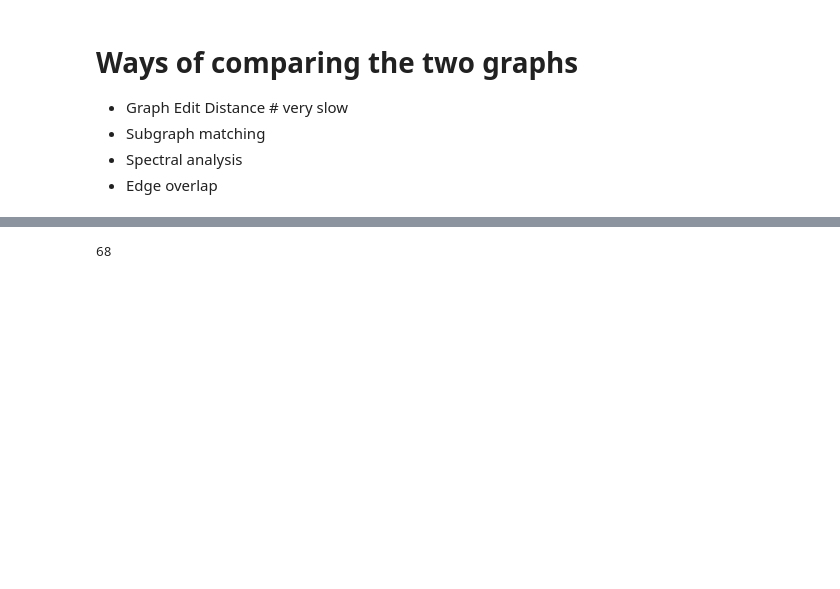
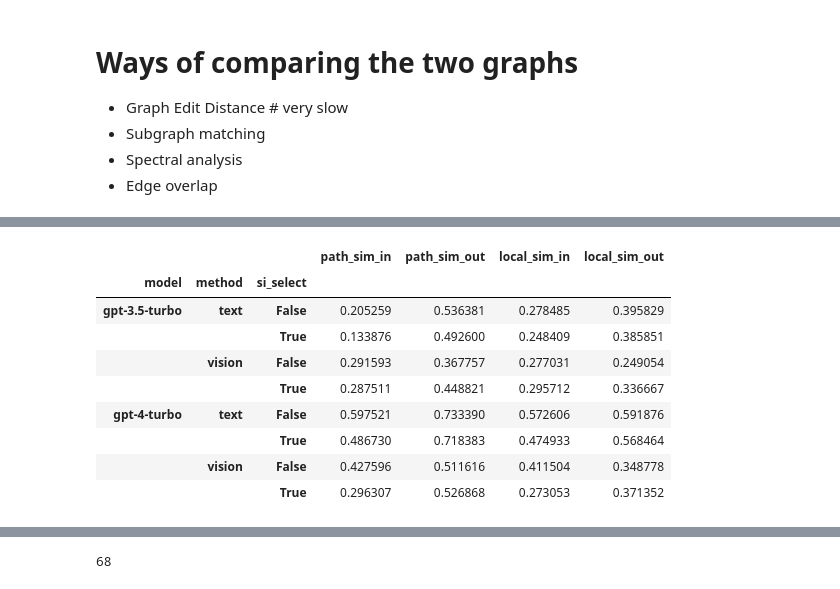
Before and after one commit to schwallergroup/gosybench, a Jupyter notebook: notebooks/compare_graphs_dev.ipynb, the cells around one changed output, grey strips where cells are left out. Cells and saved outputs as stored; diff of their text form; code cells hidden in the pictures; blank space fills up the shorter version.

```diff
--- a/notebooks/compare_graphs_dev.ipynb
+++ b/notebooks/compare_graphs_dev.ipynb
@@ -40,6 +48,7 @@ with open(os.path.join(path, 'extracted_graph_gpt35_vision.pickle'), 'rb') as f:
 - Edge overlap
 # %%
 # sorts of subgraph matching
+
 
 # Find subgraphs of extracted graph, and compare with ground truth graph
 def find_subgraphs_larger_than_n(G, N):
@@ -59,6 +68,7 @@ def find_subgraphs_larger_than_n(G, N):
 
     return subgraphs
 
+
 # Find subgraphs of size greater than 3
 N = 3
 subg_3 = find_subgraphs_larger_than_n(extracted_G.to_undirected(), N)
@@ -77,7 +87,8 @@ def subgraph_in_gt(subgraph, gt_G):
     else:
         print("The subgraph is not present in the host graph.")
 
-for subgraph in subg_3:
-    subgraph_in_gt(subgraph, gt_G.to_undirected())
+
+# for subgraph in subg_3:
+#     subgraph_in_gt(subgraph, gt_G.to_undirected())
 # %%
 # Compare the immediate neighborhood of the nodes. e.g. is the local structure preserved?
@@ -247,0 +415,16 @@ os.getenv("OPENAI_API_KEY")
+# %%
+# Average score across papers
+
+_vars = ['path_sim_in', 'path_sim_out', 'local_sim_in', 'local_sim_out']
+df.groupby(['model', 'method', 'si_select'])[_vars].mean()
+# %% [output]
+|  |  |  | path_sim_in | path_sim_out | local_sim_in | local_sim_out |
+| model | method | si_select |  |  |  |  |
+| gpt-3.5-turbo | text | False | 0.205259 | 0.536381 | 0.278485 | 0.395829 |
+|  |  | True | 0.133876 | 0.492600 | 0.248409 | 0.385851 |
+|  | vision | False | 0.291593 | 0.367757 | 0.277031 | 0.249054 |
+|  |  | True | 0.287511 | 0.448821 | 0.295712 | 0.336667 |
+| gpt-4-turbo | text | False | 0.597521 | 0.733390 | 0.572606 | 0.591876 |
+|  |  | True | 0.486730 | 0.718383 | 0.474933 | 0.568464 |
+|  | vision | False | 0.427596 | 0.511616 | 0.411504 | 0.348778 |
+|  |  | True | 0.296307 | 0.526868 | 0.273053 | 0.371352 |
```
Also changed, not shown: parts of 14 cells of this notebook, 6 other files.
